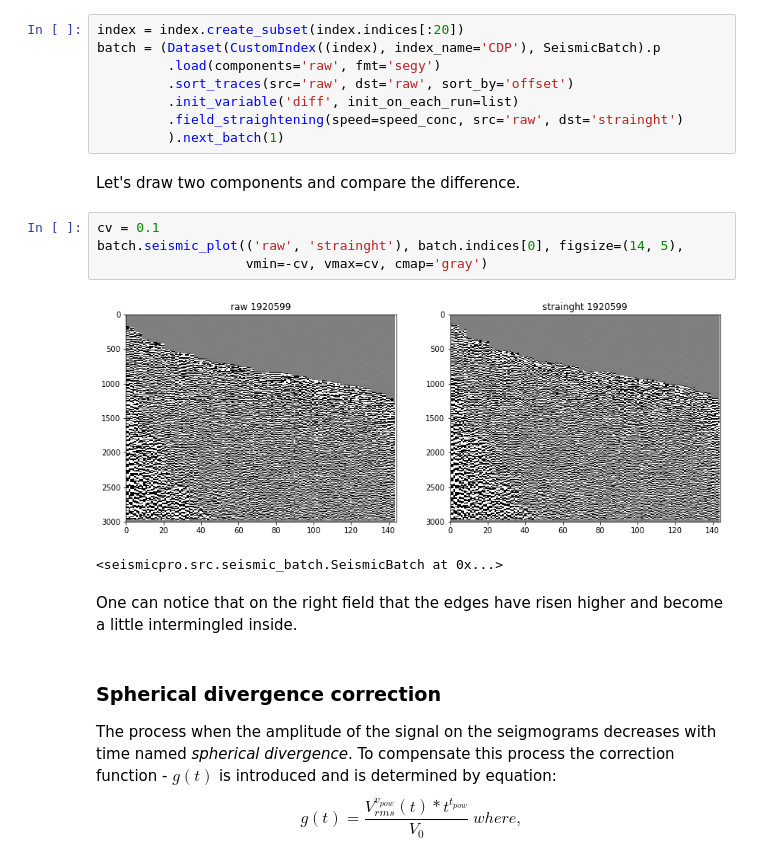
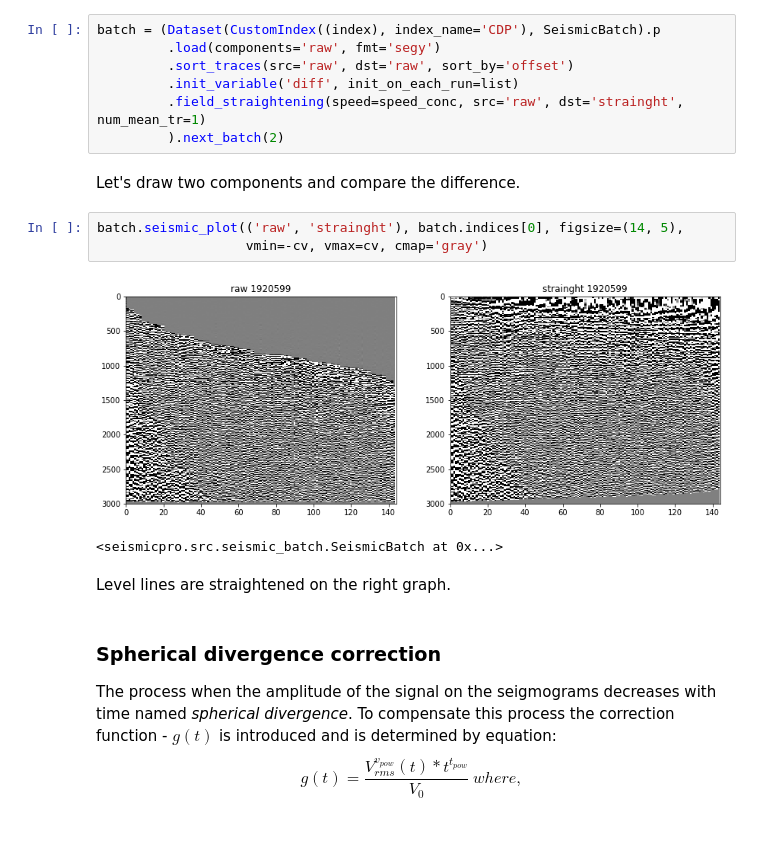
Before and after one commit to learnserd/SeismicPro, a Jupyter notebook: tutorials/2.Batch.ipynb, the cells around one changed output. Cells and saved outputs as stored; diff of their text form; blank space fills up the shorter version.

Commit message:
update tutorial about Batch

````diff
--- a/tutorials/2.Batch.ipynb
+++ b/tutorials/2.Batch.ipynb
@@ -213,24 +231,22 @@ speed_conc = load_speed('../models/Inverse_traces/VEL_DEC2_4_11-13.txt', 3000)
 # %% [markdown]
 Create ```CustomIndex``` with ```CDP``` as index column.
 # %%
-index = index.create_subset(index.indices[:20])
 batch = (Dataset(CustomIndex((index), index_name='CDP'), SeismicBatch).p
          .load(components='raw', fmt='segy')
          .sort_traces(src='raw', dst='raw', sort_by='offset')
          .init_variable('diff', init_on_each_run=list)
-         .field_straightening(speed=speed_conc, src='raw', dst='strainght')
-         ).next_batch(1)
+         .field_straightening(speed=speed_conc, src='raw', dst='strainght', num_mean_tr=1)
+         ).next_batch(2)
 # %% [markdown]
 Let's draw two components and compare the difference.
 # %%
-cv = 0.1
 batch.seismic_plot(('raw', 'strainght'), batch.indices[0], figsize=(14, 5),
                    vmin=-cv, vmax=cv, cmap='gray')
 # %% [output]
-[figure, old version]
+[figure, new version]
 <seismicpro.src.seismic_batch.SeismicBatch at 0x...>
-# %% [markdown]
-One can notice that on the right field that the edges have risen higher and become a little intermingled inside.
+# %% [markdown]
+Level lines are straightened on the right graph.
 # %% [markdown]
 ### Spherical divergence correction
 The process when the amplitude of the signal on the seigmograms decreases with time named _spherical divergence_. To compensate this process the correction function - $g(t)$ is introduced and is determined by equation:
````
Also changed, not shown: parts of 13 cells of this notebook.
